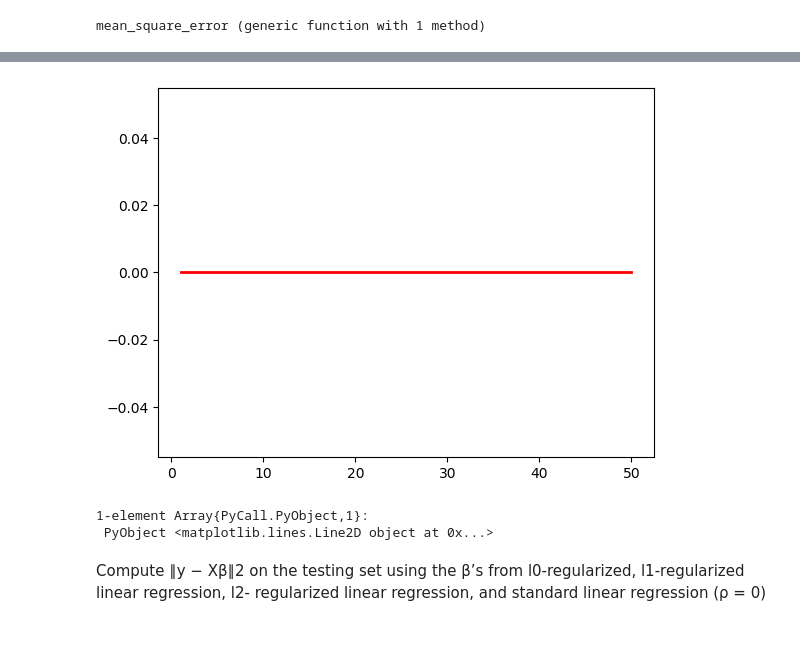
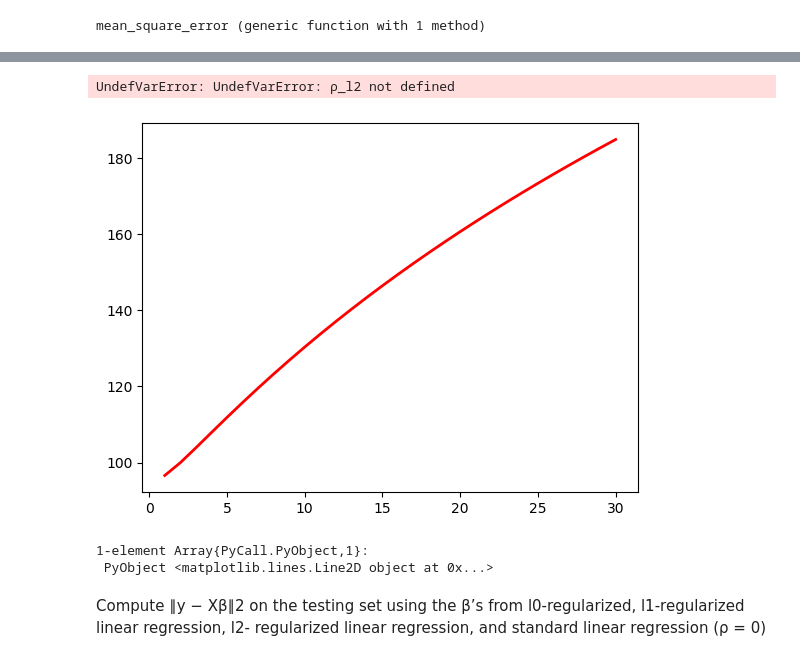
Before and after one commit to gabyrappaport/ml_mban_hw1, a Jupyter notebook: Pset 1-Copy1.ipynb, the cells around one changed output, grey strips where cells are left out. Drawn from its saved outputs; the diff is of its cells as text; code cells hidden in the pictures.

```diff
--- a/Pset 1-Copy1.ipynb
+++ b/Pset 1-Copy1.ipynb
@@ -157,4 +205,8 @@ end
 # %%
-#rho_test = vcat([0.0001, 0.001, 0.01, 0.1, 1], [i*10 for i in 1:30])
-rho_test = [i for i=1:10]
+ρ_l0 = vcat([0.001, 0.01, 0.1], [i for i=1:30])
+errors_l0 = zeros(length(ρ_l0))
+
+for i in 1:length(errors_l0)
+    error_l0[i] = compute_error_l0(ρ_l0[i], X_validation, y_validation)
+end
 # %% [output]
@@ -206,7 +286,16 @@ Closest candidates are:
+# %%
+ρ_l0 = vcat([0.001, 0.01, 0.1], [i for i=1:20])
+errors_l2 = zeros(length(ρ_l2))
+
+for i in 1:length(errors_l2)
+    error_l2[i] = compute_error_l2(ρ_l2[i], X_validation, y_validation)
+end
+# %% [output]
+UndefVarError: UndefVarError: ρ_l2 not defined
 # %%
-plot(rho_test, error_l0, color="red", linewidth=2.0)
+plot(rho_test, error_l2, color="red", linewidth=2.0)
 # %% [output]
-[figure, old version]
+[figure, new version]
 1-element Array{PyCall.PyObject,1}:
  PyObject <matplotlib.lines.Line2D object at 0x...>
 # %% [markdown]
```
Also changed, not shown: parts of 20 cells of this notebook.
